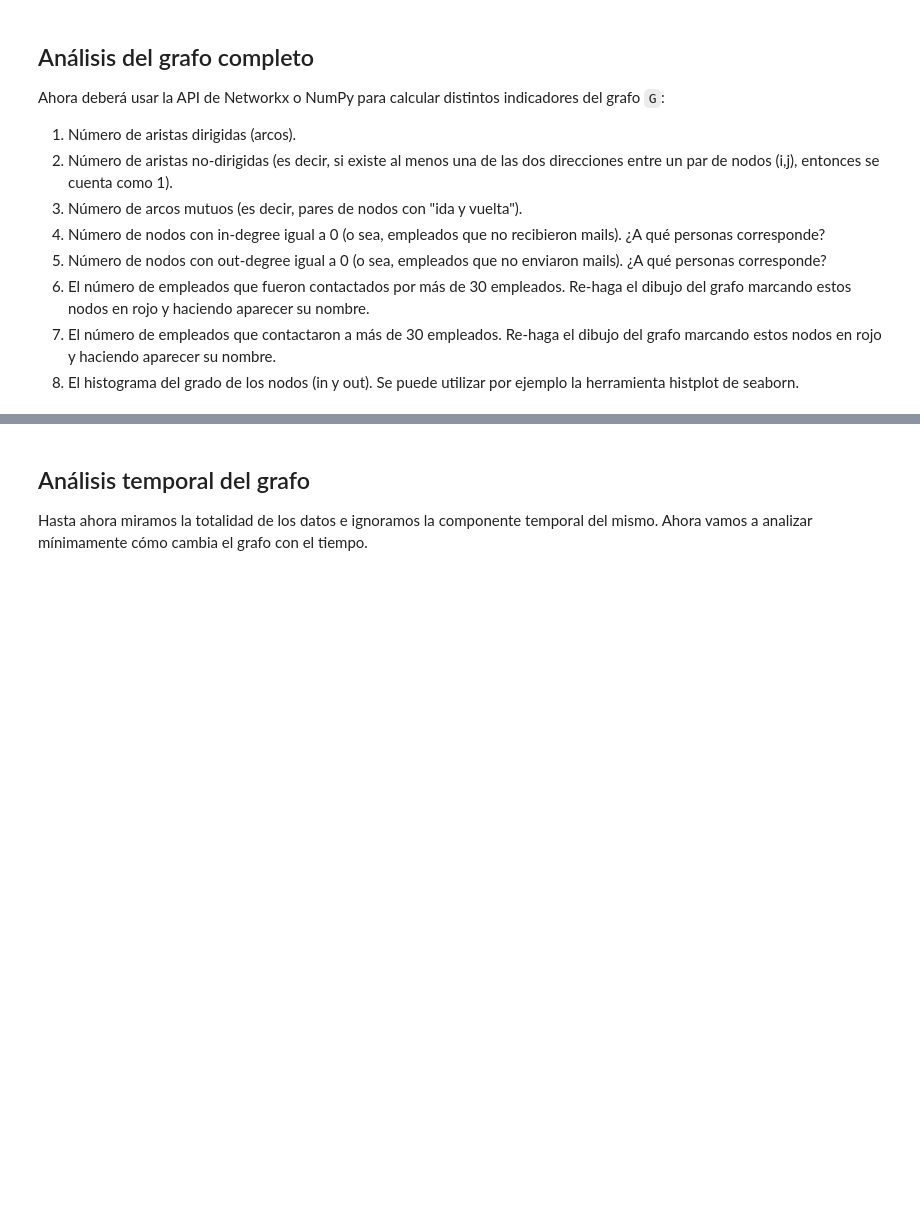
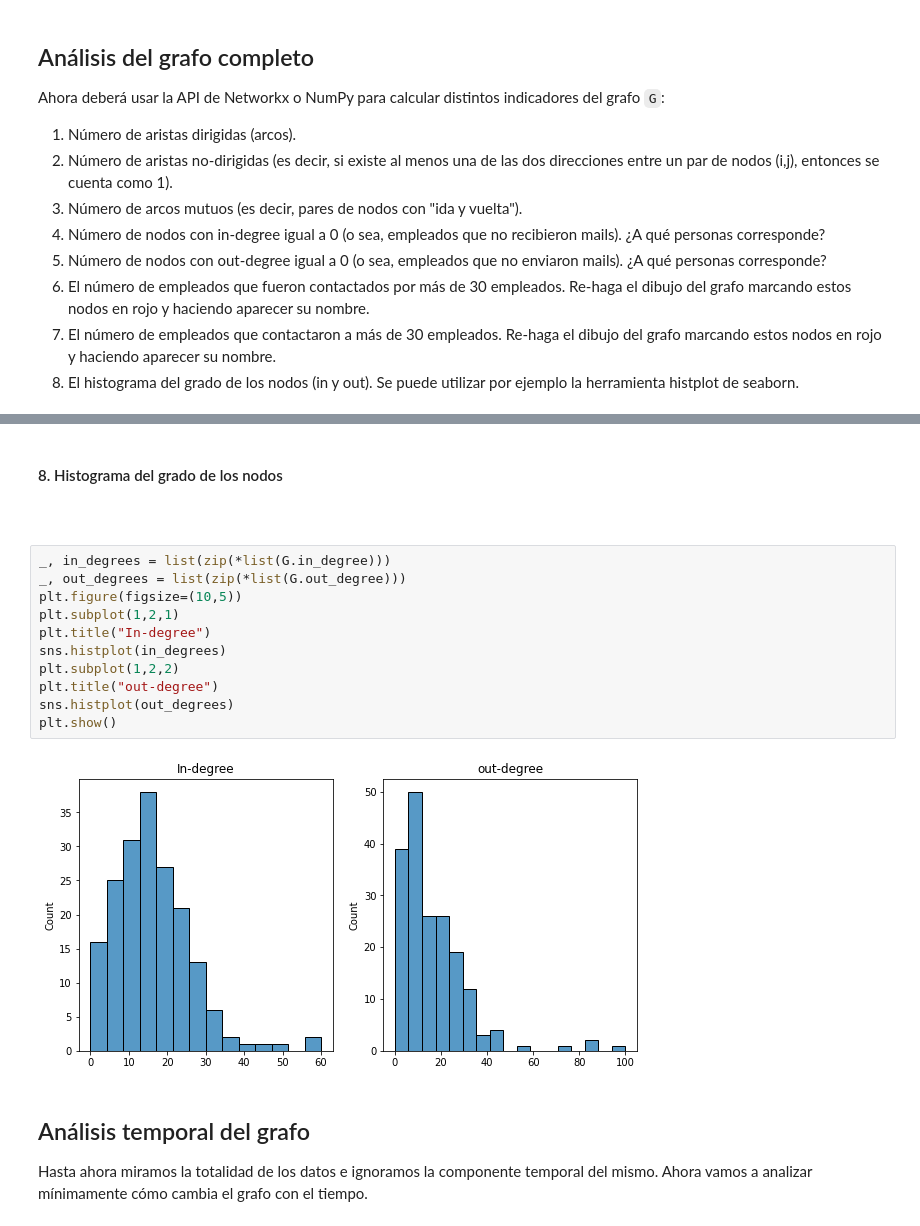
Before and after one commit to j-oflaherty/AA-grafos, a Jupyter notebook: lab1/Lab1_AAG2025.ipynb, the cells around one changed output, grey strips where cells are left out. Saved outputs shown, nothing was run; the diff lists cells and outputs as text; blank space fills up the shorter version.

```diff
--- a/lab1/Lab1_AAG2025.ipynb
+++ b/lab1/Lab1_AAG2025.ipynb
@@ -104,3 +294,20 @@ Ahora deberá usar la API de Networkx o NumPy para calcular distintos indicadore
+# %% [markdown]
+#### 8. Histograma del grado de los nodos
+# %% [markdown]
+####
+# %%
+_, in_degrees = list(zip(*list(G.in_degree)))
+_, out_degrees = list(zip(*list(G.out_degree)))
+plt.figure(figsize=(10,5))
+plt.subplot(1,2,1)
+plt.title("In-degree")
+sns.histplot(in_degrees)
+plt.subplot(1,2,2)
+plt.title("out-degree")
+sns.histplot(out_degrees)
+plt.show()
+# %% [output]
+[figure, added]
 # %% [markdown]
 ## Análisis temporal del grafo
 
```
Also changed, not shown: parts of 28 cells of this notebook, 2 other files.
